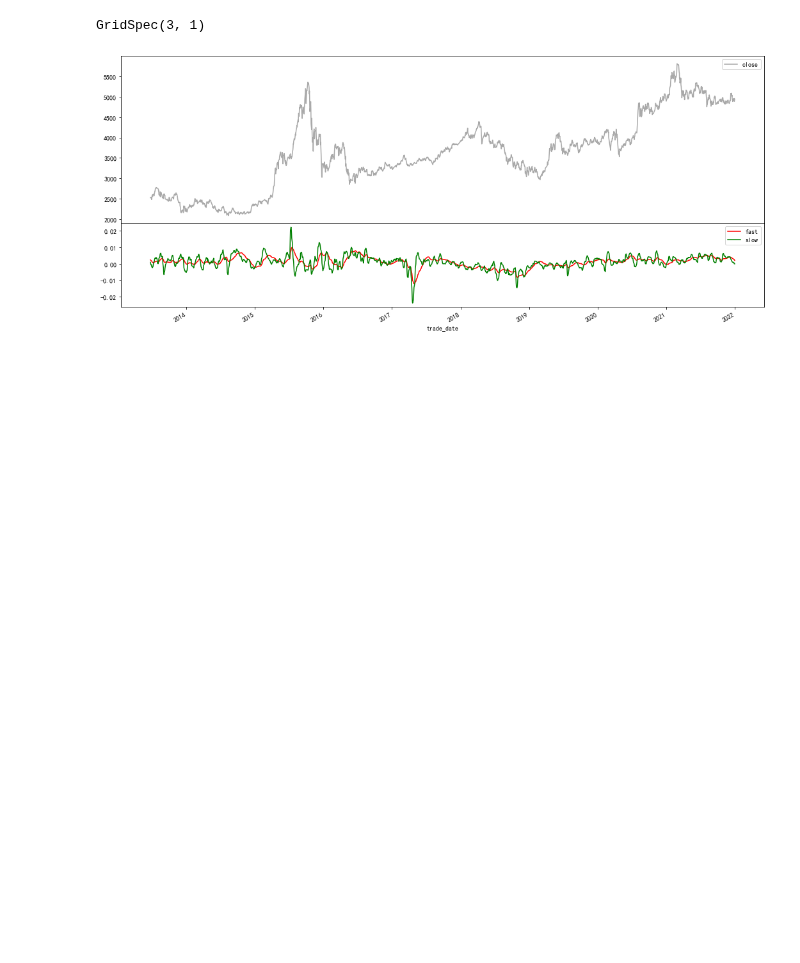
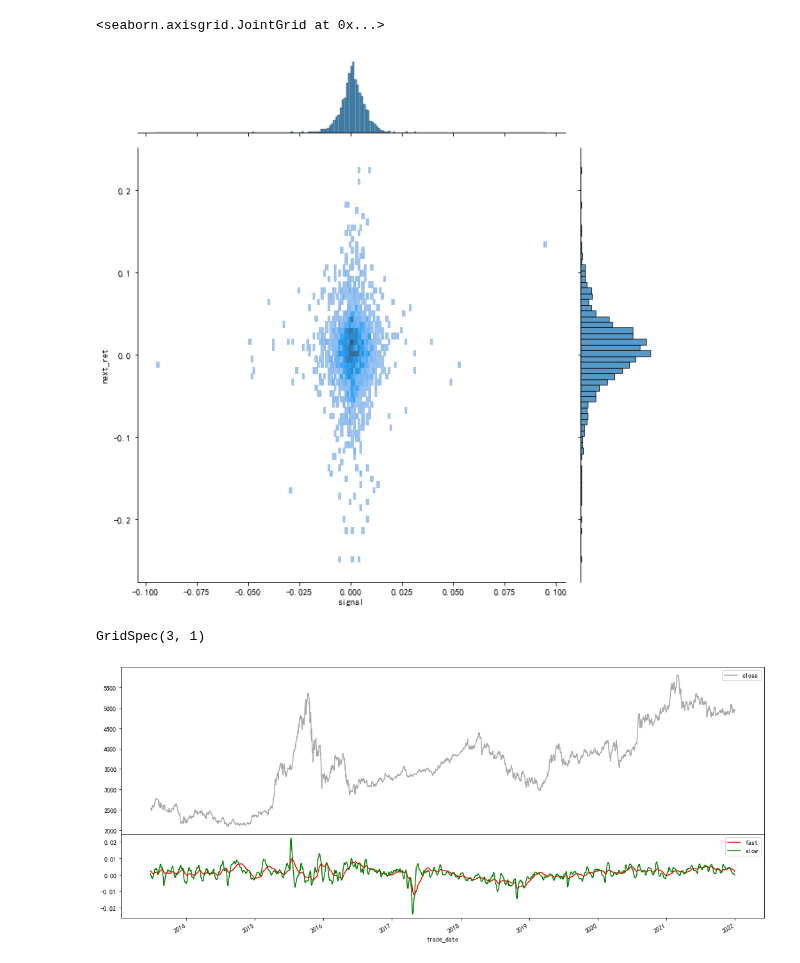
Before and after one commit to hugo2046/QuantsPlaybook, a Jupyter notebook: C-择时类/特征分布建模择时/特征分布择时.ipynb, the cells around one changed output. Drawn from its saved outputs; the diff is of its cells as text; code cells hidden in the pictures; blank space fills up the shorter version.

```diff
--- a/C-择时类/特征分布建模择时/特征分布择时.ipynb
+++ b/C-择时类/特征分布建模择时/特征分布择时.ipynb
@@ -161,3 +63,9 @@ Length: 2188, dtype: float64
+# %%
+
+sns.jointplot(data=x_df, x="signal", y="next_ret",kind='hist',height=8.9)
+# %% [output]
+<seaborn.axisgrid.JointGrid at 0x...>
+[figure, added]
 # %%
 # 计算HMA信号
 is_netbuy_s_s:pd.Series = HMA(is_netbuy_s,30).dropna()
```
Also changed, not shown: parts of 21 cells of this notebook, 5 other files.
